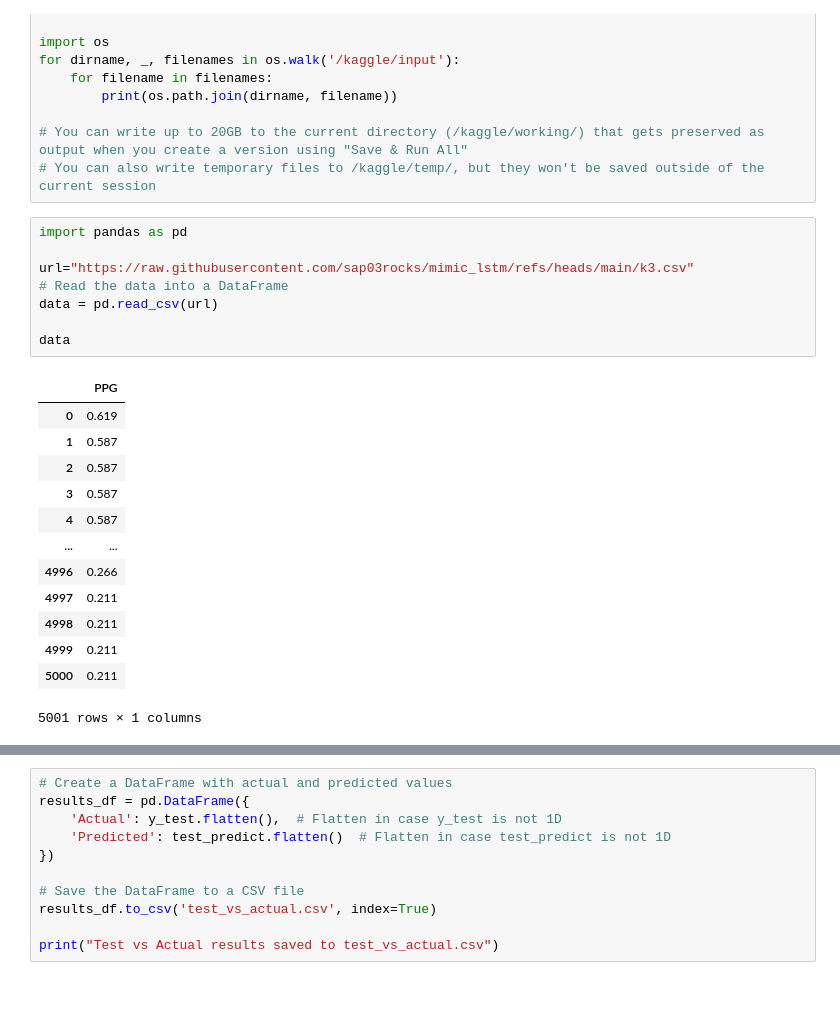
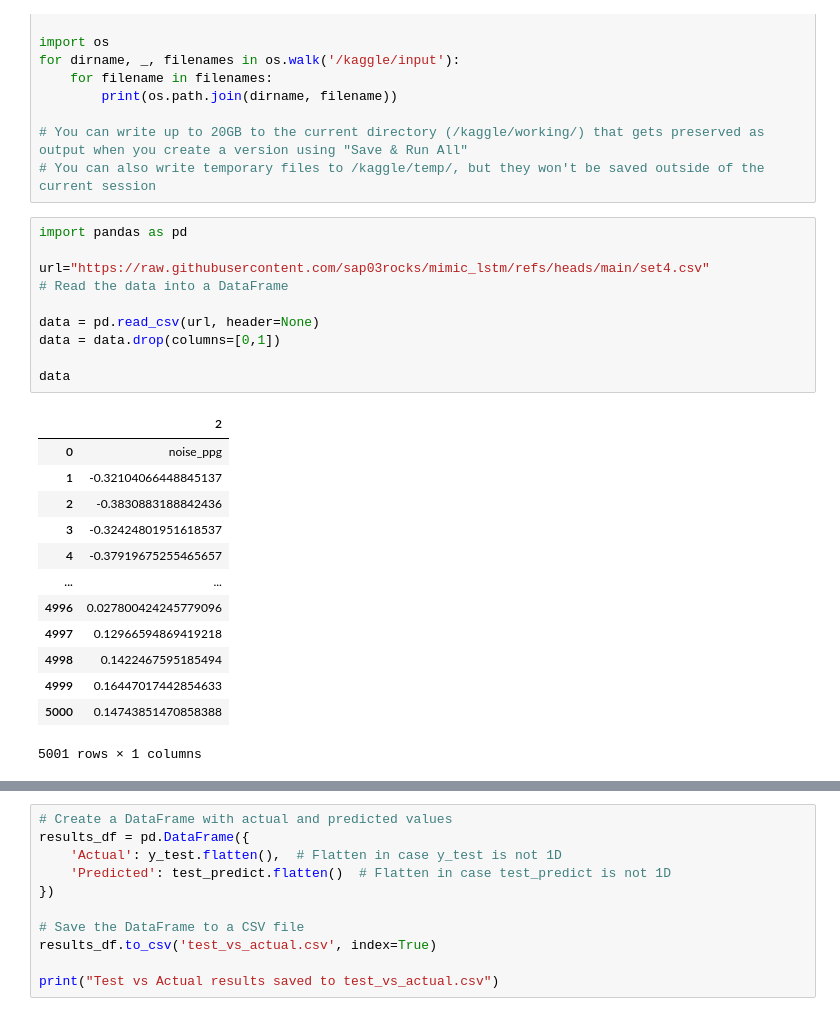
Before and after one commit to sap03rocks/mimic_lstm, a Jupyter notebook: FINAL.ipynb, the cells around one changed output, grey strips where cells are left out. Drawn from its saved outputs; the diff is of its cells as text.

```diff
--- a/FINAL.ipynb
+++ b/FINAL.ipynb
@@ -21,24 +21,26 @@ for dirname, _, filenames in os.walk('/kaggle/input'):
 # %%
 import pandas as pd
 
-url="https://raw.githubusercontent.com/sap03rocks/mimic_lstm/refs/heads/main/k3.csv"
+url="https://raw.githubusercontent.com/sap03rocks/mimic_lstm/refs/heads/main/set4.csv"
 # Read the data into a DataFrame
-data = pd.read_csv(url)
+
+data = pd.read_csv(url, header=None)
+data = data.drop(columns=[0,1])
 
 data
 # %% [output]
-|  | PPG |
-| 0 | 0.619 |
-| 1 | 0.587 |
-| 2 | 0.587 |
-| 3 | 0.587 |
-| 4 | 0.587 |
+|  | 2 |
+| 0 | noise_ppg |
+| 1 | -0.32104066448845137 |
+| 2 | -0.3830883188842436 |
+| 3 | -0.32424801951618537 |
+| 4 | -0.37919675255465657 |
 | ... | ... |
-| 4996 | 0.266 |
-| 4997 | 0.211 |
-| 4998 | 0.211 |
-| 4999 | 0.211 |
-| 5000 | 0.211 |
+| 4996 | 0.027800424245779096 |
+| 4997 | 0.12966594869419218 |
+| 4998 | 0.1422467595185494 |
+| 4999 | 0.16447017442854633 |
+| 5000 | 0.14743851470858388 |
 5001 rows × 1 columns
 # %%
 import numpy as np
```
Also changed, not shown: parts of 9 cells of this notebook.
